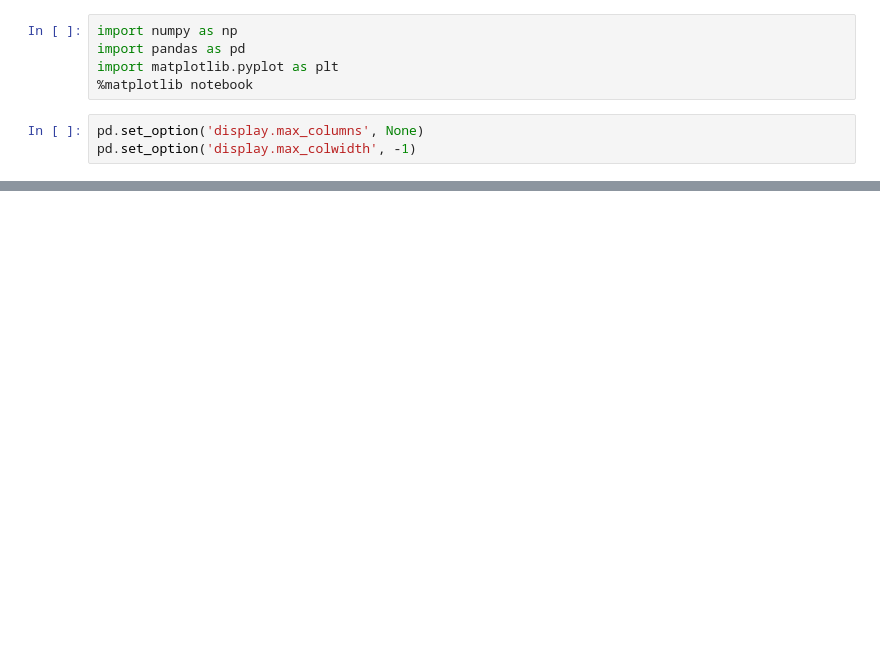
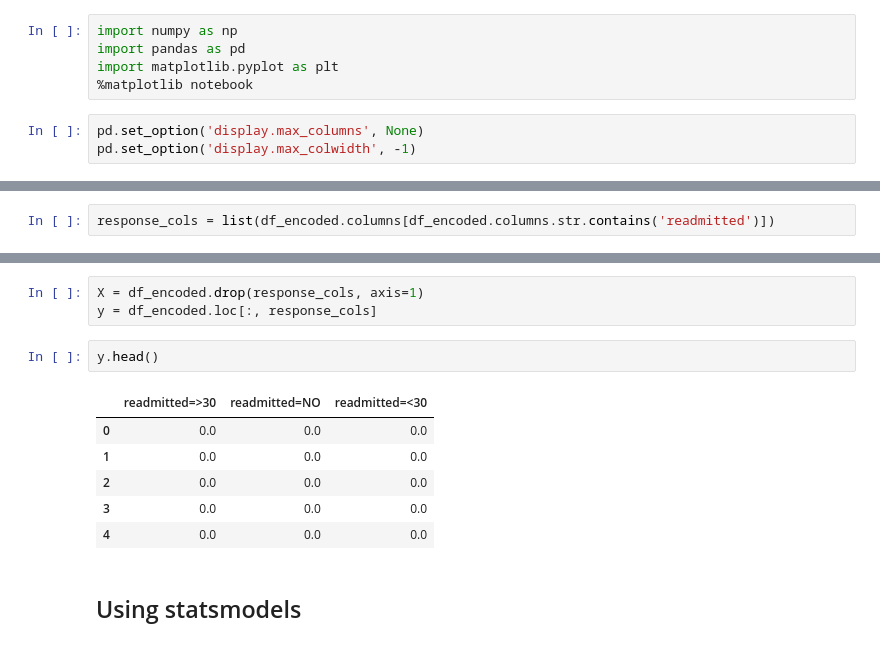
Before and after one commit to capac/kaggle-notebooks, a Jupyter notebook: diabetes-in-130-US-hospitals/2-checking-algorithms.ipynb, the cells around one changed output, grey strips where cells are left out. Saved outputs shown, nothing was run; the diff lists cells and outputs as text; blank space fills up the shorter version.

```diff
--- a/diabetes-in-130-US-hospitals/2-checking-algorithms.ipynb
+++ b/diabetes-in-130-US-hospitals/2-checking-algorithms.ipynb
@@ -27,0 +39,2 @@ df.shape
+# %%
+response_cols = list(df_encoded.columns[df_encoded.columns.str.contains('readmitted')])
@@ -27,0 +43,14 @@ df.shape
+# %%
+X = df_encoded.drop(response_cols, axis=1)
+y = df_encoded.loc[:, response_cols]
+# %%
+y.head()
+# %% [output]
+|  | readmitted=>30 | readmitted=NO | readmitted=<30 |
+| 0 | 0.0 | 0.0 | 0.0 |
+| 1 | 0.0 | 0.0 | 0.0 |
+| 2 | 0.0 | 0.0 | 0.0 |
+| 3 | 0.0 | 0.0 | 0.0 |
+| 4 | 0.0 | 0.0 | 0.0 |
+# %% [markdown]
+## Using statsmodels
```
Also changed, not shown: parts of 9 cells of this notebook.
